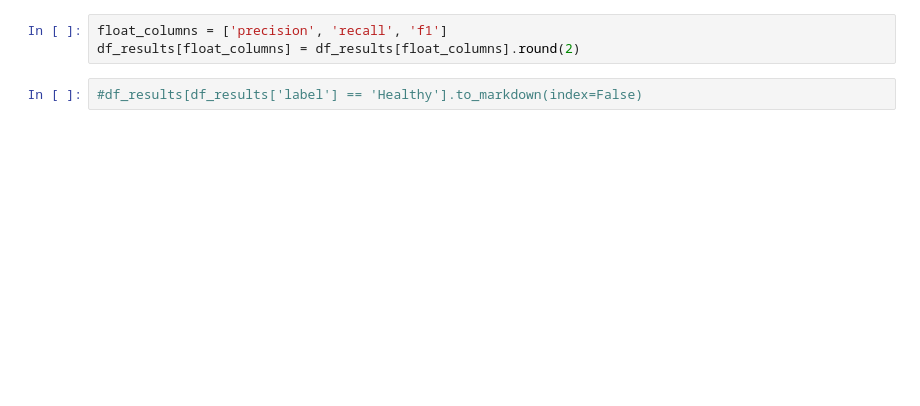
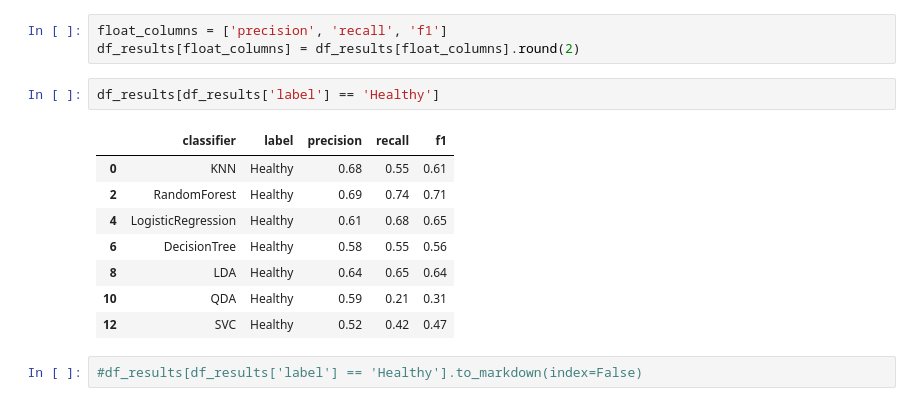
Before and after one commit to raularaju/visibility_graph_classifier, a Jupyter notebook: teste.ipynb, the cells around one changed output. Drawn from its saved outputs; the diff is of its cells as text; blank space fills up the shorter version.

```diff
--- a/teste.ipynb
+++ b/teste.ipynb
@@ -1709,5 +1514,16 @@ df_results
 # %%
 float_columns = ['precision', 'recall', 'f1']
 df_results[float_columns] = df_results[float_columns].round(2)
+# %%
+df_results[df_results['label'] == 'Healthy']
+# %% [output]
+|  | classifier | label | precision | recall | f1 |
+| 0 | KNN | Healthy | 0.68 | 0.55 | 0.61 |
+| 2 | RandomForest | Healthy | 0.69 | 0.74 | 0.71 |
+| 4 | LogisticRegression | Healthy | 0.61 | 0.68 | 0.65 |
+| 6 | DecisionTree | Healthy | 0.58 | 0.55 | 0.56 |
+| 8 | LDA | Healthy | 0.64 | 0.65 | 0.64 |
+| 10 | QDA | Healthy | 0.59 | 0.21 | 0.31 |
+| 12 | SVC | Healthy | 0.52 | 0.42 | 0.47 |
 # %%
 #df_results[df_results['label'] == 'Healthy'].to_markdown(index=False)
```
Also changed, not shown: parts of 65 cells of this notebook, 15 other files.
